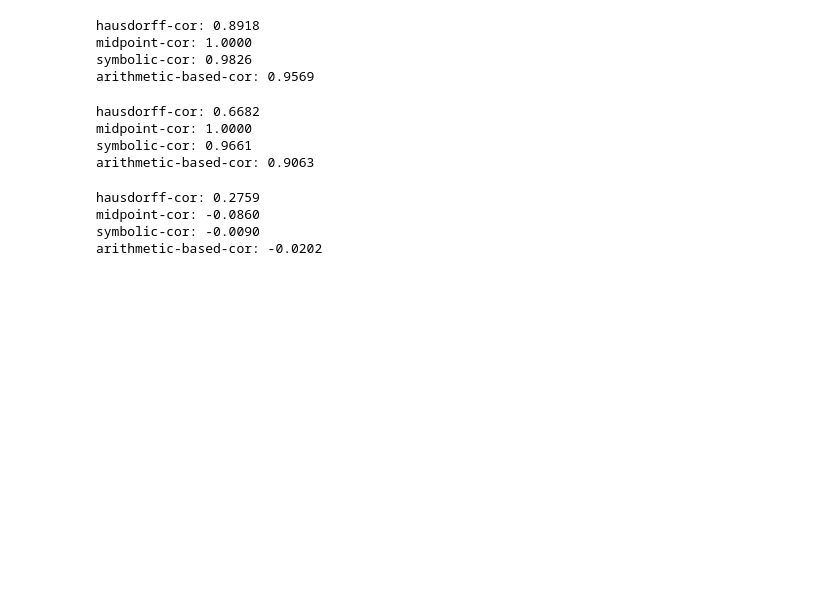
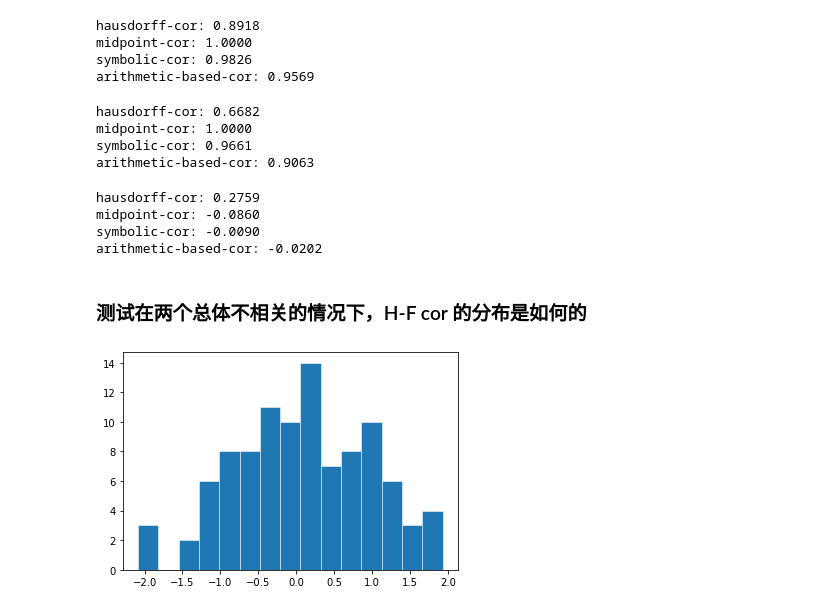
Before and after one commit to kxlkxl1999/ZKRP, a Jupyter notebook: main.ipynb, the cells around one changed output. Cells and saved outputs as stored; diff of their text form; code cells hidden in the pictures; blank space fills up the shorter version.

```diff
--- a/main.ipynb
+++ b/main.ipynb
@@ -827,3 +827,29 @@ hausdorff-cor: 0.2759
 midpoint-cor: -0.0860
 symbolic-cor: -0.0090
 arithmetic-based-cor: -0.0202
+# %% [markdown]
+### 测试在两个总体不相关的情况下，H-F cor 的分布是如何的
+# %%
+np.random.seed(0)
+corlist = []
+m = 100
+n = 500
+for i in range(m):
+    x1_r = abs(np.random.random(n)) * 2
+    x1_c = np.random.randn(n)
+    x1 = np.vstack((x1_c-x1_r, x1_c+x1_r)).T
+
+    x2_r = abs(np.random.random(n)) * 2
+    x2_c = np.random.randn(n)
+    x2 = np.vstack((x2_c-x2_r, x2_c+x2_r)).T
+
+    corlist.append(frechet_correlation(x1, x2) * np.sqrt(n))
+# %%
+
+fig, ax = plt.subplots()
+
+ax.hist(corlist, bins=15, linewidth=0.5, edgecolor="white")
+
+plt.show()
+# %% [output]
+[figure, added]
```
Also changed, not shown: 3 other files.
